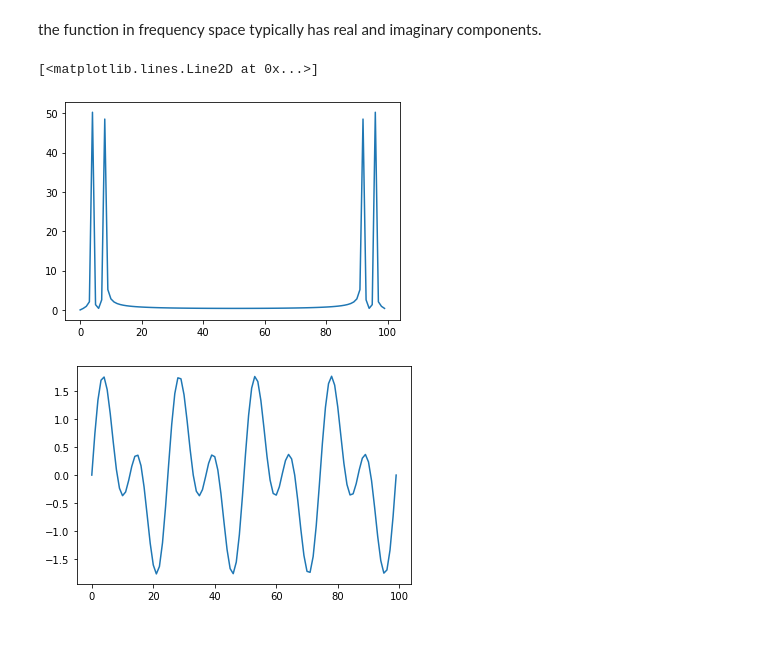
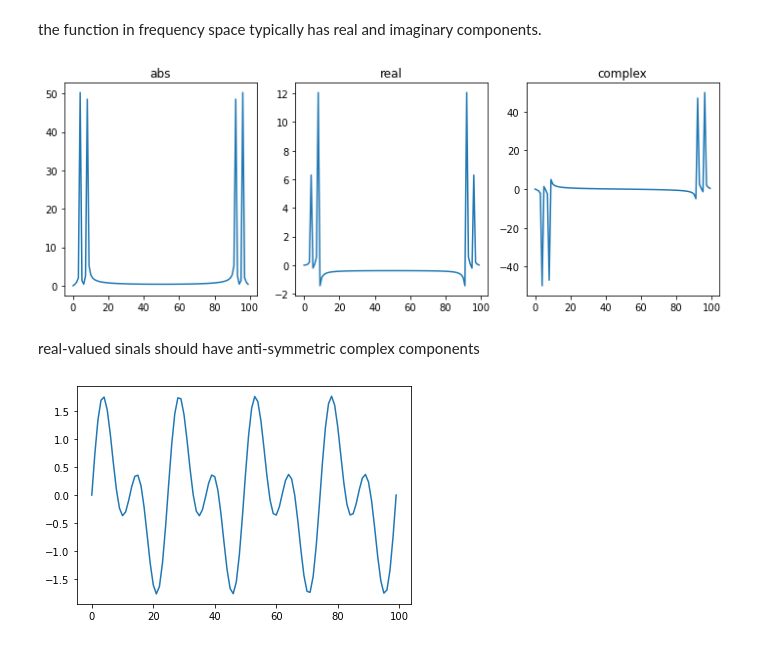
Before and after one commit to caam37830/book, a Jupyter notebook: _sources/02_linear_algebra/convolutions.ipynb, the cells around one changed output. Drawn from its saved outputs; the diff is of its cells as text; code cells hidden in the pictures.

```diff
--- a/_sources/02_linear_algebra/convolutions.ipynb
+++ b/_sources/02_linear_algebra/convolutions.ipynb
@@ -118,13 +118,22 @@ plt.plot(x, f)
 [figure]
 # %% [markdown]
 the function in frequency space typically has real and imaginary components.
-# %%
-fhat = fft(f)
-plt.plot(np.abs(fhat))
-plt.show()
-# %% [output]
-[<matplotlib.lines.Line2D at 0x...>]
-[figure, removed]
+# %%
+fhat = fft(f)
+fig, ax = plt.subplots(1,3, figsize=(12,4))
+ax[0].plot(np.abs(fhat))
+ax[0].set_title("abs")
+
+ax[1].plot(np.real(fhat))
+ax[1].set_title("real")
+
+ax[2].plot(np.imag(fhat))
+ax[2].set_title("complex")
+plt.show()
+# %% [output]
+[figure, added]
+# %% [markdown]
+real-valued sinals should have anti-symmetric complex components
 # %%
 f2 = ifft(fhat)
 plt.plot(np.real(f2))
```
Also changed, not shown: parts of 28 cells of this notebook, 17 other files.
